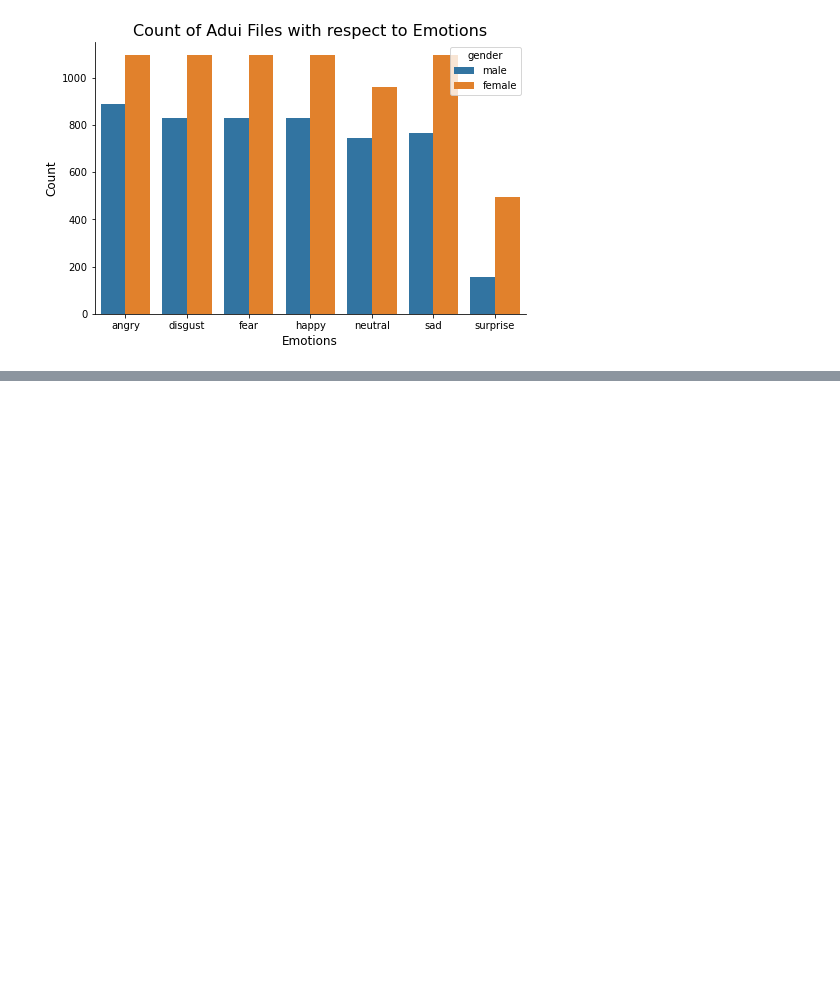
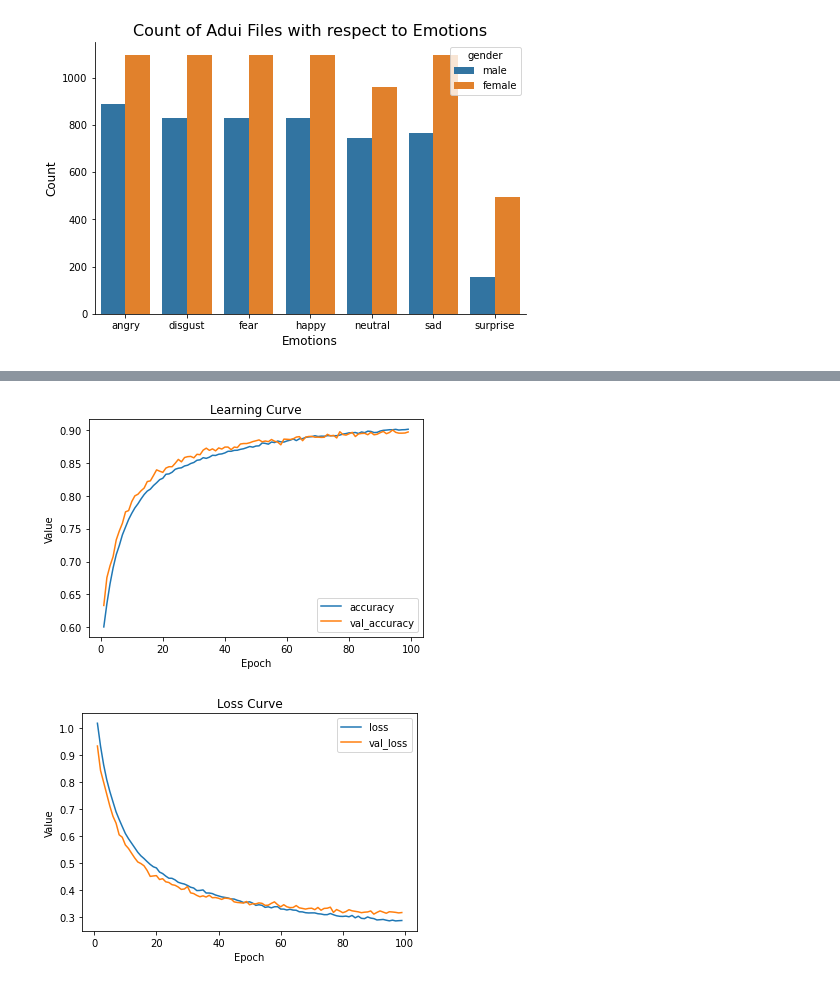
Before and after one commit to maezzedine/CMPS287-Speech-Emotion-Recognition, a Jupyter notebook: Speech Emotions Detection.ipynb, the cells around one changed output, grey strips where cells are left out. Saved outputs shown, nothing was run; the diff lists cells and outputs as text; code cells hidden in the pictures; blank space fills up the shorter version.

```diff
--- a/Speech Emotions Detection.ipynb
+++ b/Speech Emotions Detection.ipynb
@@ -458,8 +485,11 @@ X_train[:10]
 10 rows × 59 columns
 # %%
-X_train = np.array(X_train.drop(['gender'], axis=1))
-X_test = np.array(X_test.drop(['gender'], axis=1))
+X_train = np.array(X_train)
+X_val = np.array(X_val)
+X_test = np.array(X_test)
+
 y_train = np.array(y_train)
+y_val = np.array(y_val)
 y_test = np.array(y_test)
 # %%
 # mapping the labels into numbers: angry -> 0, calm -> 1, etc.
@@ -519,2 +574,0 @@ model.compile(loss='categorical_crossentropy', optimizer=opt, metrics=['accuracy
-# %%
-history = model.fit(X_train, y_train_encoded, batch_size=16, epochs=100, validation_data=(X_test, y_test_encoded))
@@ -535,0 +575,17 @@ KeyboardInterrupt:
+# %%
+opt = tf.keras.optimizers.RMSprop(lr=0.001, decay=1e-6,momentum=0.5)
+model.compile(loss='categorical_crossentropy', optimizer=opt, metrics=['accuracy'])
+model_path = os.path.join(checkpoint_path, 'model_1/cp.ckpt')
+
+if model_state_saved:
+    model.load_weights(model_path)
+else:
+    # Create a callback that saves the model's weights
+    cp_callback = tf.keras.callbacks.ModelCheckpoint(filepath=model_path,
+                                                     save_weights_only=True,
+                                                     verbose=1)
+
+    history = model.fit(X_train, y_train_encoded,
+                        batch_size=256, epochs=100,
+                        validation_data=(X_test, y_test_encoded),
+                        callbacks=[cp_callback])
@@ -535,0 +610,15 @@ KeyboardInterrupt:
+# %%
+if not model_state_saved:
+    hist = history.history
+    epochs = history.epoch
+
+    learning_metrics = ['accuracy', 'val_accuracy']
+    loss_metrics = ['loss', 'val_loss']
+
+    plot_curve(epochs, hist, learning_metrics, "Learning Curve")
+    plot_curve(epochs, hist, loss_metrics, "Loss Curve")
+
+    model_state_saved = True
+# %% [output]
+[figure, added]
+[figure, added]
```
Also changed, not shown: parts of 19 cells of this notebook, 5 other files.
